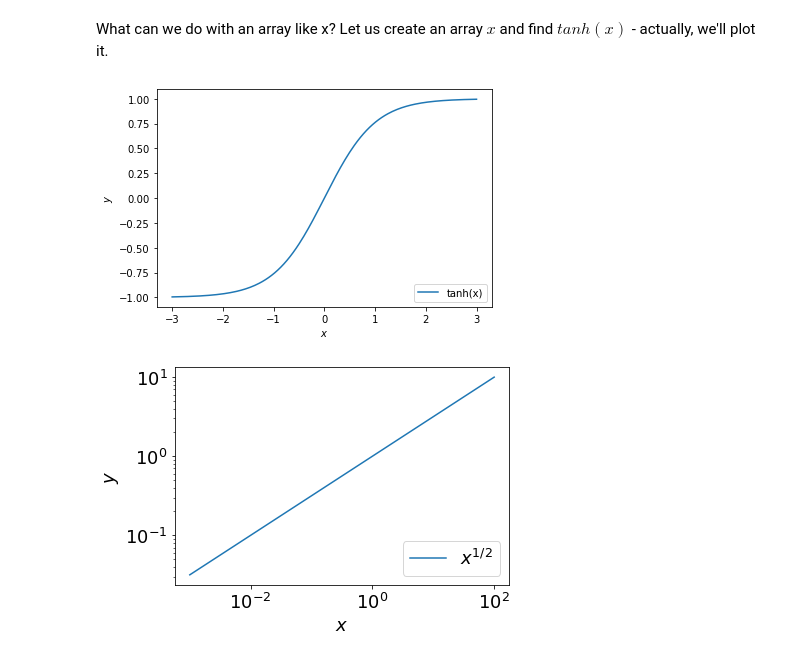
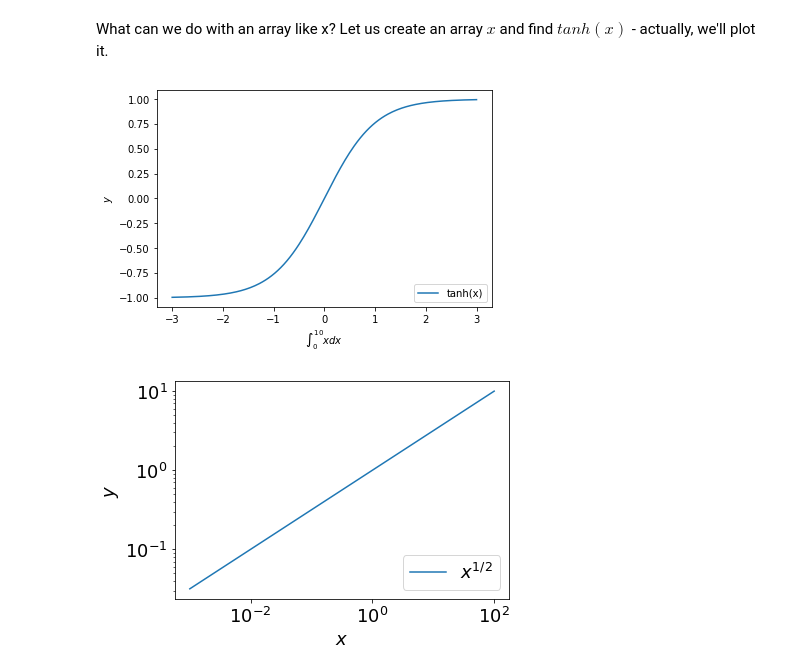
Before and after one commit to arvindnswamy/IntroToPythonForMEstudents, a Jupyter notebook: IntroToPython_VariablesConstantsAndLists.ipynb, the cells around one changed output. Drawn from its saved outputs; the diff is of its cells as text; code cells hidden in the pictures.

```diff
--- a/IntroToPython_VariablesConstantsAndLists.ipynb
+++ b/IntroToPython_VariablesConstantsAndLists.ipynb
@@ -333,24 +344,24 @@ print(type(x)) # x is of datatype numpy.ndarray. ndarray stands for n-dimensiona
 What can we do with an array like x? Let us create an array $x$ and find $tanh(x)$ - actually, we'll plot it.
 # %%
 x = np.linspace(-3,3,200)
-y = np.tanh(x) # Most of the functions, like np.tanh(x), operate directly on arrays. No need to compute y element by element.
+yy = np.tanh(x) # Most of the functions, like np.tanh(x), operate directly on arrays. No need to compute y element by element.
 
 
 # How to plot them
 import matplotlib.pyplot as plt
 
 fig, ax = plt.subplots(1)
 
-ax.plot(x, y, label='tanh(x)')
+ax.plot(x, yy, label='tanh(x)')
 
 ax.legend(loc='lower right')
 
-ax.set_xlabel(r'$x$') # label for x-axis
+ax.set_xlabel(r'$\int_0^{10} x dx$') # label for x-axis
 ax.set_ylabel(r'$y$') # label for y-axis
 
 plt.show()
 # %% [output]
-[figure, old version]
+[figure, new version]
 # %%
 x = np.logspace(-3, 2, 100) # Creates 100 geometrically spaced points between 1e-3 and 1e2
 y = x**0.5
```
Also changed, not shown: parts of 24 cells of this notebook, 2 other files.
